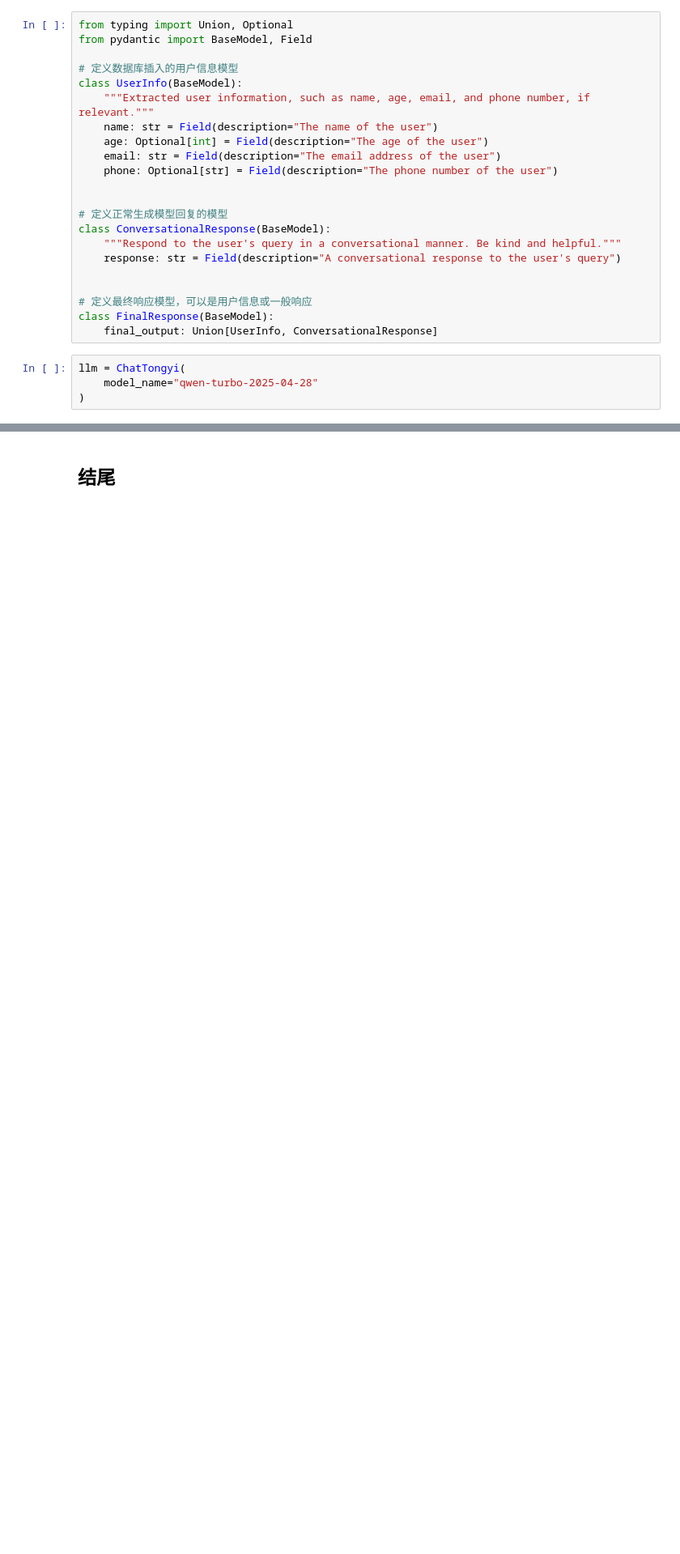
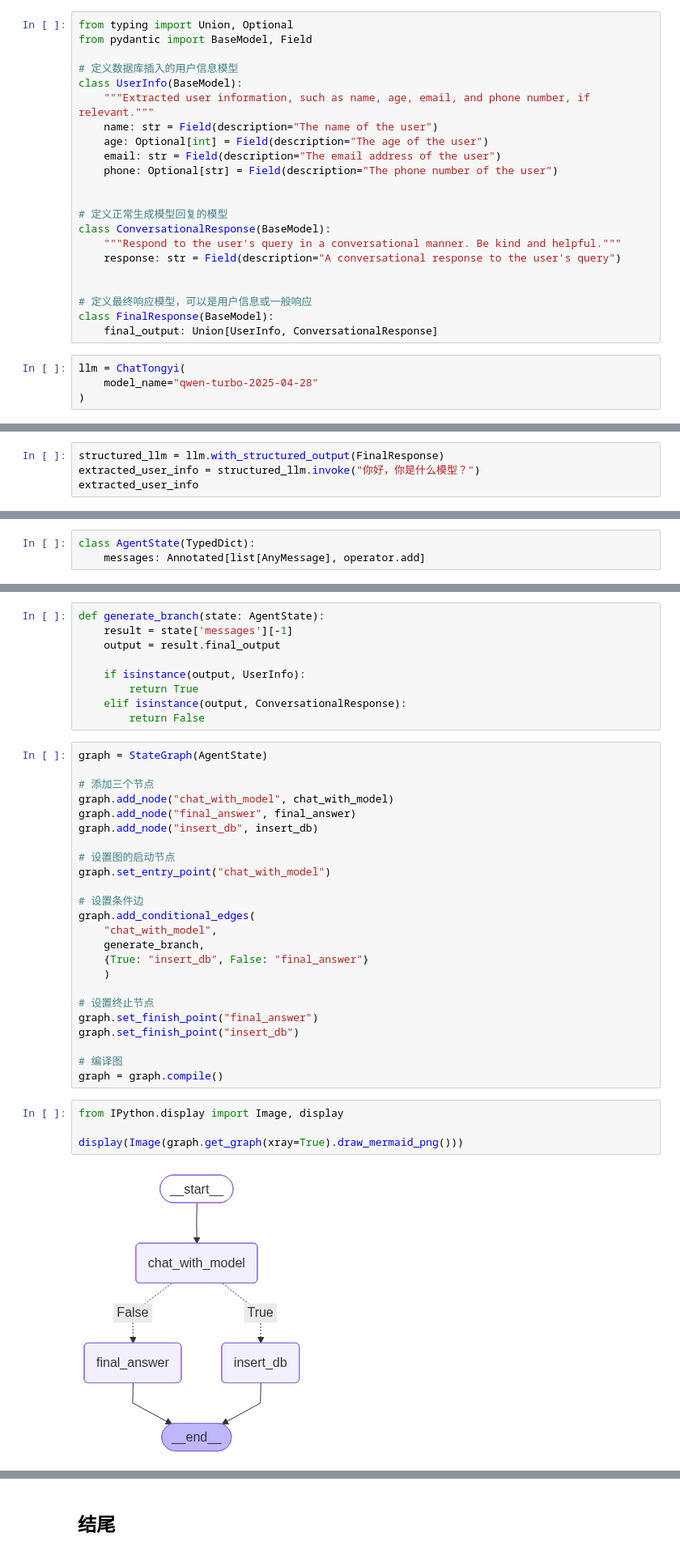
Before and after one commit to erloesen/AgentDev, a Jupyter notebook: 7.LangGraph/LangGraph.ipynb, the cells around one changed output, grey strips where cells are left out. Shown at 81% size. Saved outputs shown, nothing was run; the diff lists cells and outputs as text; blank space fills up the shorter version.

```diff
--- a/7.LangGraph/LangGraph.ipynb
+++ b/7.LangGraph/LangGraph.ipynb
@@ -1389,0 +1421,4 @@ FinalResponse(final_output=UserInfo(name='木羽', age=28, email='snow@gmial.com
+# %%
+structured_llm = llm.with_structured_output(FinalResponse)
+extracted_user_info = structured_llm.invoke("你好，你是什么模型？")
+extracted_user_info
@@ -1389,0 +1527,3 @@ FinalResponse(final_output=UserInfo(name='木羽', age=28, email='snow@gmial.com
+# %%
+class AgentState(TypedDict):
+    messages: Annotated[list[AnyMessage], operator.add]
@@ -1389,0 +1532,39 @@ FinalResponse(final_output=UserInfo(name='木羽', age=28, email='snow@gmial.com
+# %%
+def generate_branch(state: AgentState):
+    result = state['messages'][-1]
+    output = result.final_output
+
+    if isinstance(output, UserInfo):
+        return True
+    elif isinstance(output, ConversationalResponse):
+        return False
+# %%
+graph = StateGraph(AgentState)
+
+# 添加三个节点
+graph.add_node("chat_with_model", chat_with_model)
+graph.add_node("final_answer", final_answer)
+graph.add_node("insert_db", insert_db)
+
+# 设置图的启动节点
+graph.set_entry_point("chat_with_model")
+
+# 设置条件边
+graph.add_conditional_edges(
+    "chat_with_model",
+    generate_branch,
+    {True: "insert_db", False: "final_answer"}
+    )
+
+# 设置终止节点
+graph.set_finish_point("final_answer")
+graph.set_finish_point("insert_db")
+
+# 编译图
+graph = graph.compile()
+# %%
+from IPython.display import Image, display
+
+display(Image(graph.get_graph(xray=True).draw_mermaid_png()))
+# %% [output]
+[figure, added]
```
Also changed, not shown: parts of 93 cells of this notebook, 1 other file.
